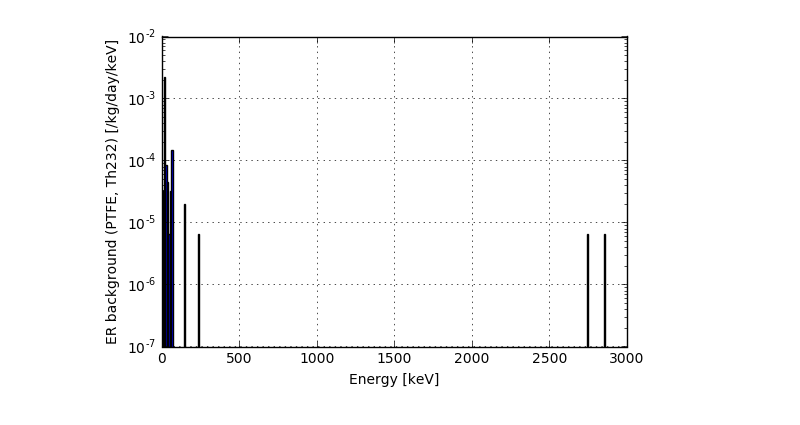
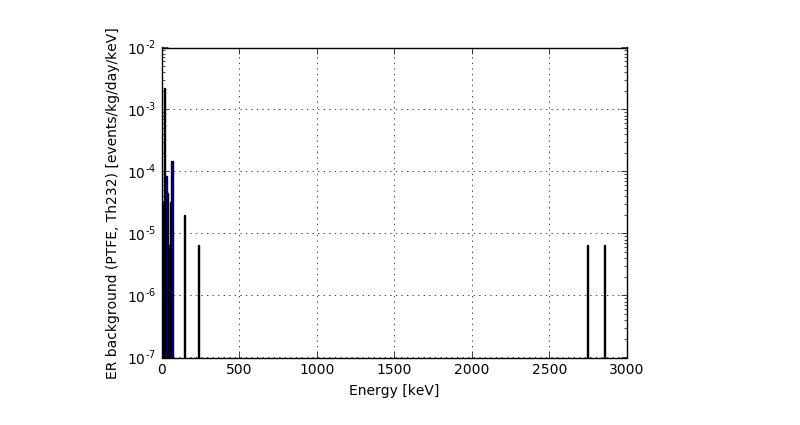
Before and after one commit to AG-Schumann/DARWIN_MC, a Jupyter notebook: ER_visualization_PTFE/Without_FC/ER_PTFE_ResultsIsotopes_withoutFC.ipynb, the cells around one changed output. Drawn from its saved outputs; the diff is of its cells as text; code cells hidden in the pictures.

```diff
--- a/ER_visualization_PTFE/Without_FC/ER_PTFE_ResultsIsotopes_withoutFC.ipynb
+++ b/ER_visualization_PTFE/Without_FC/ER_PTFE_ResultsIsotopes_withoutFC.ipynb
@@ -157,17 +157,17 @@ plt.show()
 # %%
 ##### Th-232 #####
 E_Th232=get_energy('PTFE_Th232_Sort.root')
 E_Th232=np.array([E_Th232[i][0] for i in range(len(E_Th232))])
 weights_Th232 = calculate_weights(activity_Th232, E_Th232)
 
 plt.hist(E_Th232, bins=np.arange(0, 3000, bin_width), weights=weights_Th232)
 plt.ylim(0.0000001,0.01)
 plt.xlim(0,3000)
 plt.xlabel('Energy [keV]')
-plt.ylabel('ER background (PTFE, Th232) [/kg/day/keV]')
+plt.ylabel('ER background (PTFE, Th232) [events/kg/day/keV]')
 plt.yscale("log")
 plt.grid()
 plt.show()
 # %% [output]
-[figure, old version]
+[figure, new version]
 # %%
```
Also changed, not shown: parts of 13 cells of this notebook, 3 other files.
